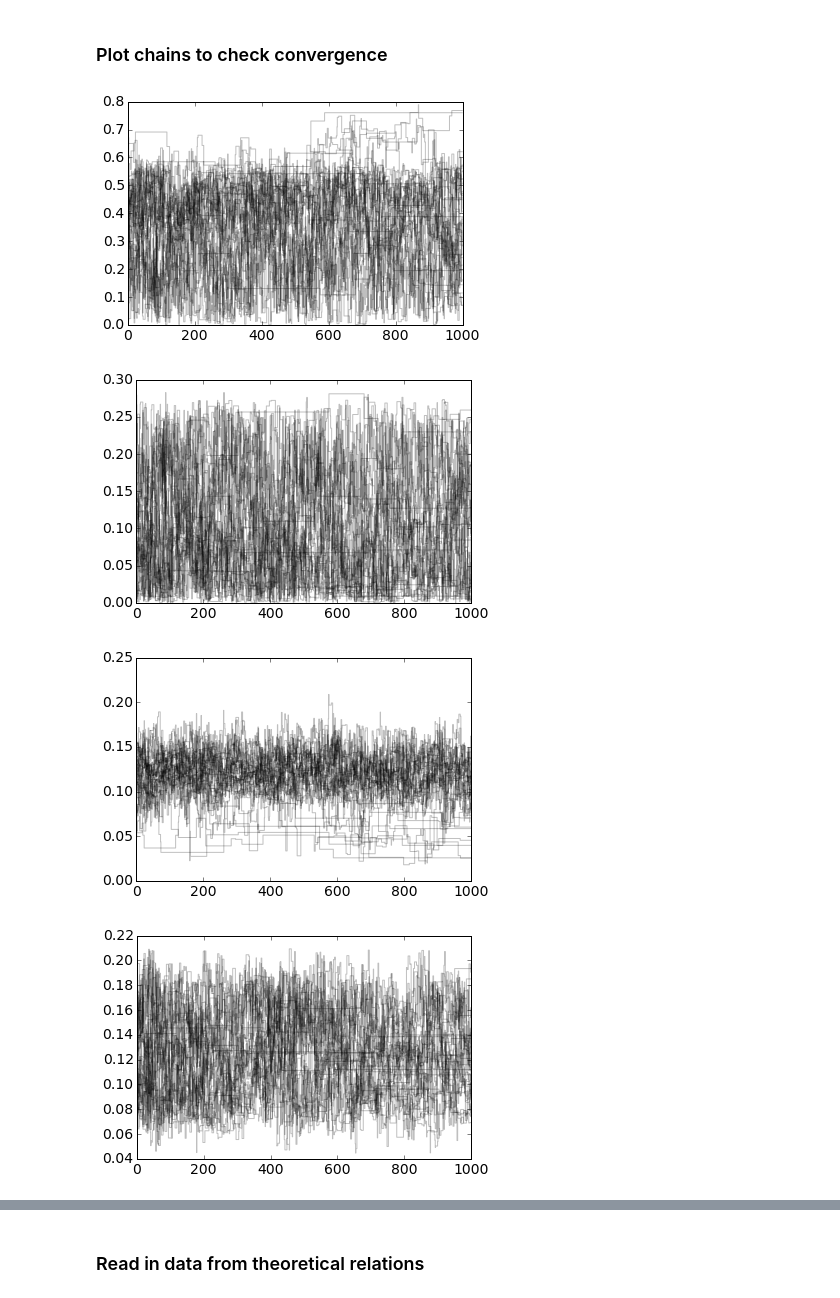
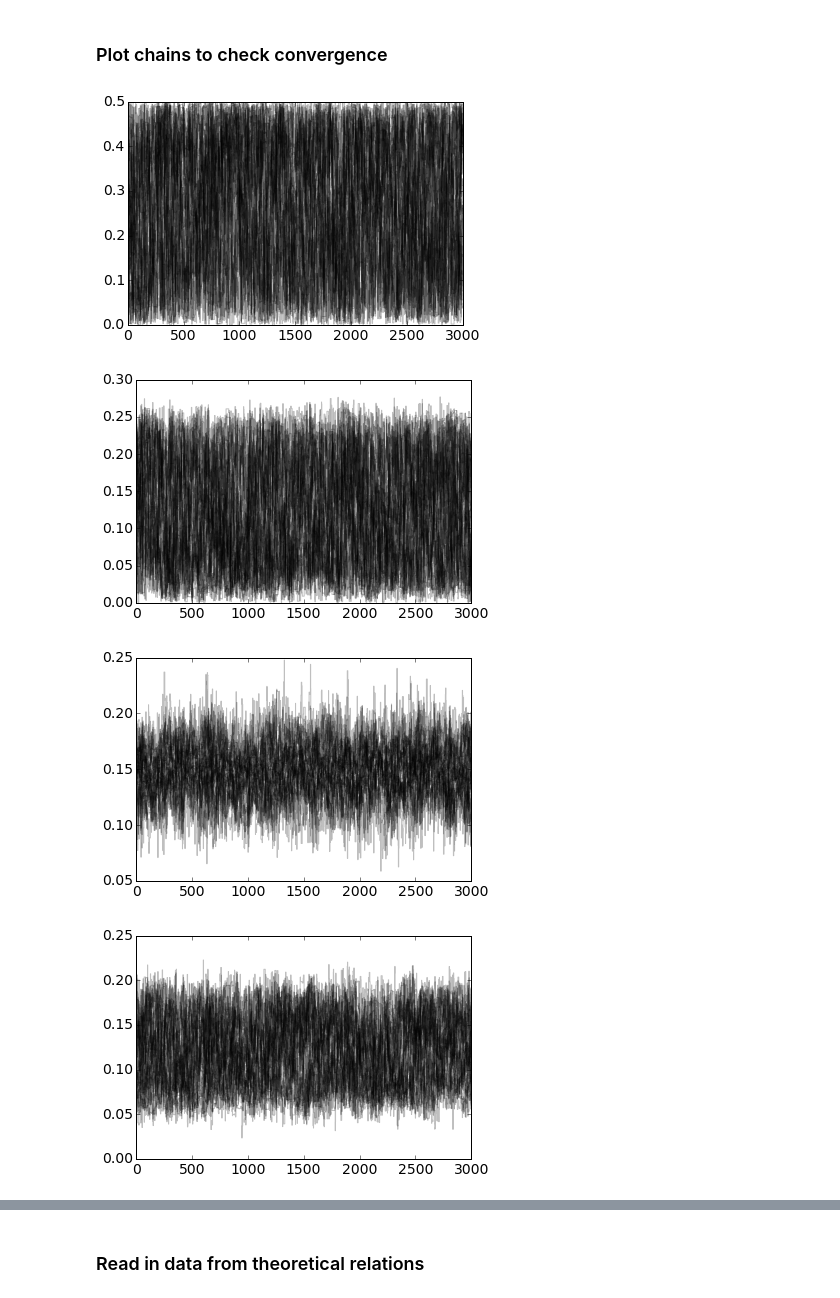
Before and after one commit to astroJeff/separated-at-birth, a Jupyter notebook: notebooks/IFMR DWD.ipynb, the cells around one changed output, grey strips where cells are left out. Cells and saved outputs as stored; diff of their text form; code cells hidden in the pictures.

```diff
--- a/notebooks/IFMR DWD.ipynb
+++ b/notebooks/IFMR DWD.ipynb
@@ -352,0 +161,5 @@ def ln_posterior(p, MESA_tcool, DWD):
+# %%
+# Constants for calculations
+M_sigma = 0.4
+strict_M_min = 0.45
+strict_M_max = 1.35
@@ -354,9 +344,9 @@ def ln_posterior(p, MESA_tcool, DWD):
 ### Wrapper for emcee
 # %%
 # This function runs emcee
-def run_inference(MESA_tcool, DWD, p_i, nwalkers=32, nburn=200, nsteps=1000):
+def run_inference(DWD, p_i, nwalkers=32, nburn=200, nsteps=1000):
     # number of parameters
-    ndim = 4
+    ndim = 5
 
     # initial positions for walkers
     p0 = np.zeros((nwalkers,ndim))
@@ -364,8 +354,10 @@ def run_inference(MESA_tcool, DWD, p_i, nwalkers=32, nburn=200, nsteps=1000):
     p0[:,1] = np.random.normal(p_i[1], 0.01, size=nwalkers) # theta_1
     p0[:,2] = np.random.normal(p_i[2], 0.03, size=nwalkers) # theta_2
     p0[:,3] = np.random.normal(p_i[3], 0.03, size=nwalkers) # theta_3
+    p0[:,4] = np.random.normal(p_i[4], 0.03, size=nwalkers) # theta_3
 
-    args = (MESA_tcool, DWD)
+    temp = 0.0
+    args = (temp, DWD)
     sampler = emcee.EnsembleSampler(nwalkers=nwalkers, dim=ndim, lnpostfn=ln_posterior, args=args)
 
     # burn-in
@@ -450,5 +460,10 @@ DWD = np.concatenate((DWD_andrews, DWD_baxter), axis=0)
 # %% [markdown]
 ### Run emcee
 # %%
-p_start = np.array([0.1, 0.1, 0.25, 0.10])
-sampler_DWD = run_inference(MESA_tcool, DWD, p_start, nburn=500, nsteps=1000)
+start = time.time()
+
+p_start = np.array([0.1, 0.1, 0.25, 0.10, 0.75])
+sampler_DWD = run_inference(DWD, p_start, nburn=300, nsteps=3000)
+
+end = time.time()
+print "Real data finished. Elapsed time: ", end-start, " seconds"
@@ -515,12 +531,12 @@ plt.ylabel("Final Mass (M$_{\odot}$)")
 # %% [markdown]
 ### Plot chains to check convergence
 # %%
-for i in range(sampler.dim):
+for i in range(sampler_DWD.dim):
     plt.figure()
-    for chain in sampler.chain[...,i]:
+    for chain in sampler_DWD.chain[...,i]:
         plt.plot(chain, alpha=0.25, color='k', drawstyle='steps')
 # %% [output]
-[figure, old version]
+[figure, new version]
-[figure, old version]
+[figure, new version]
-[figure, old version]
+[figure, new version]
-[figure, old version]
+[figure, new version]
```
Also changed, not shown: parts of 21 cells of this notebook, 3 other files.
